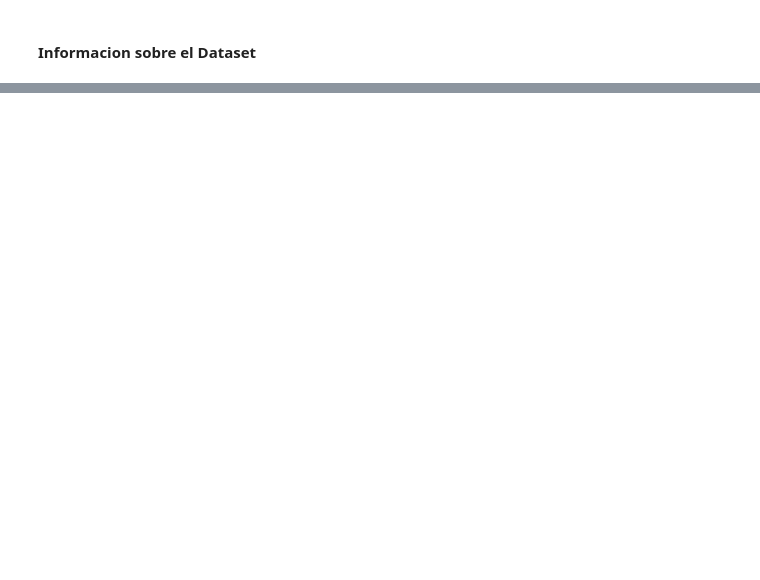
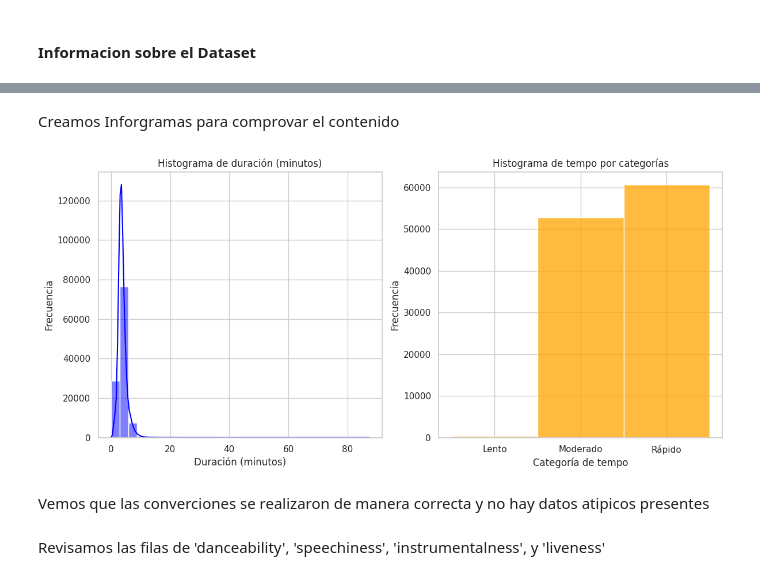
Before and after one commit to camilodelgado23/workshop2, a Jupyter notebook: Analisis_de_Datos/E.D.A_Spotify.ipynb, the cells around one changed output, grey strips where cells are left out. Drawn from its saved outputs; the diff is of its cells as text; code cells hidden in the pictures; blank space fills up the shorter version.

```diff
--- a/Analisis_de_Datos/E.D.A_Spotify.ipynb
+++ b/Analisis_de_Datos/E.D.A_Spotify.ipynb
@@ -43,3 +22,5 @@ Spotify.head()
+# %%
+Spotify = pd.read_csv('csv/spotify_dataset.csv', delimiter=',')
 # %% [markdown]
 #### Informacion sobre el Dataset
 # %%
@@ -64,0 +98,2 @@ memory usage: 18.3+ MB
+# %%
+Spotify.fillna({'artist':'Dato no Registrado','track_name': 'Dato no Registrado', 'album_name': 'Dato no Registrado'}, inplace=True)
@@ -64,0 +179,28 @@ memory usage: 18.3+ MB
+# %%
+Spotify['duration_ms'] = Spotify['duration_ms'] / 60000
+
+Spotify['tempo'] = pd.cut(Spotify['tempo'], bins=[0, 60, 120, float('inf')], labels=['Lento', 'Moderado', 'Rápido'])
+# %% [markdown]
+Creamos Inforgramas para comprovar el contenido
+# %%
+sns.set(style="whitegrid")
+
+fig, axes = plt.subplots(1, 2, figsize=(14, 6))
+
+sns.histplot(Spotify['duration_ms'], bins=30, kde=True, ax=axes[0], color='blue')
+axes[0].set_title('Histograma de duración (minutos)')
+axes[0].set_xlabel('Duración (minutos)')
+axes[0].set_ylabel('Frecuencia')
+
+sns.histplot(Spotify['tempo'], discrete=True, color='orange')
+plt.title('Histograma de tempo por categorías')
+plt.xlabel('Categoría de tempo')
+plt.ylabel('Frecuencia')
+
+plt.show()
+# %% [output]
+[figure, added]
+# %% [markdown]
+Vemos que las converciones se realizaron de manera correcta y no hay datos atipicos presentes
+# %% [markdown]
+Revisamos las filas de 'danceability', 'speechiness', 'instrumentalness', y 'liveness'
```
Also changed, not shown: parts of 35 cells of this notebook, 2 other files.
